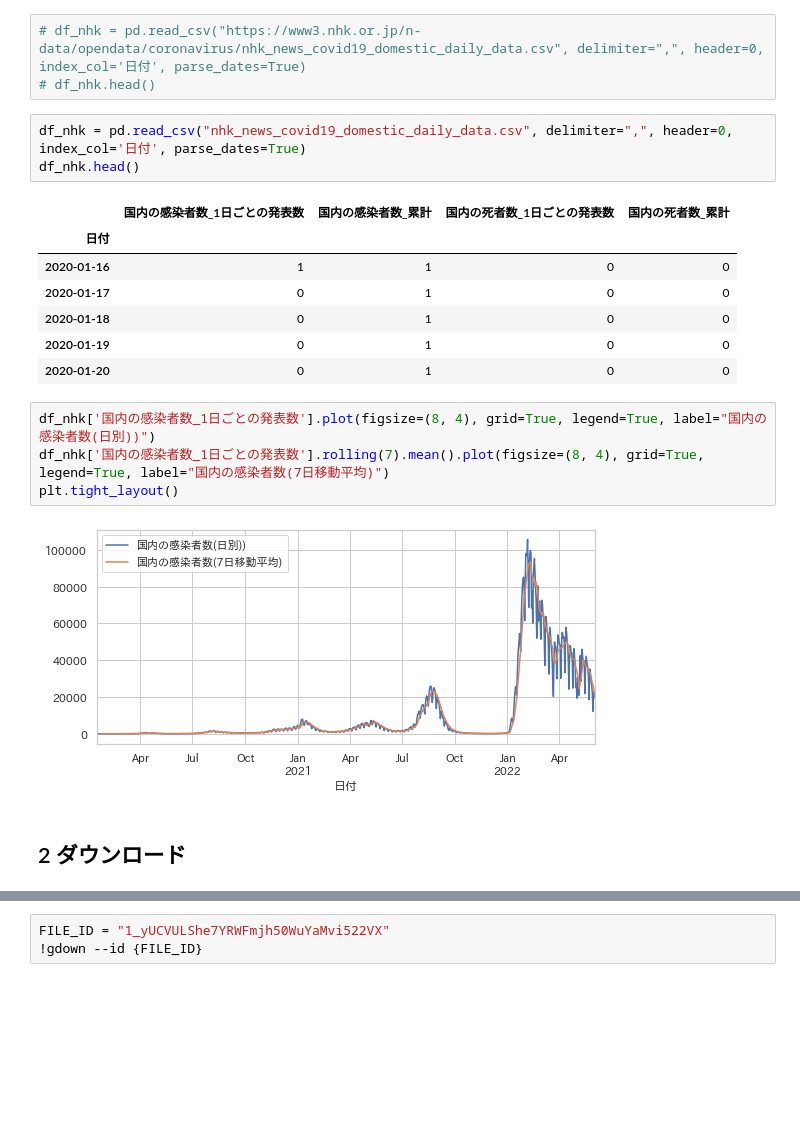
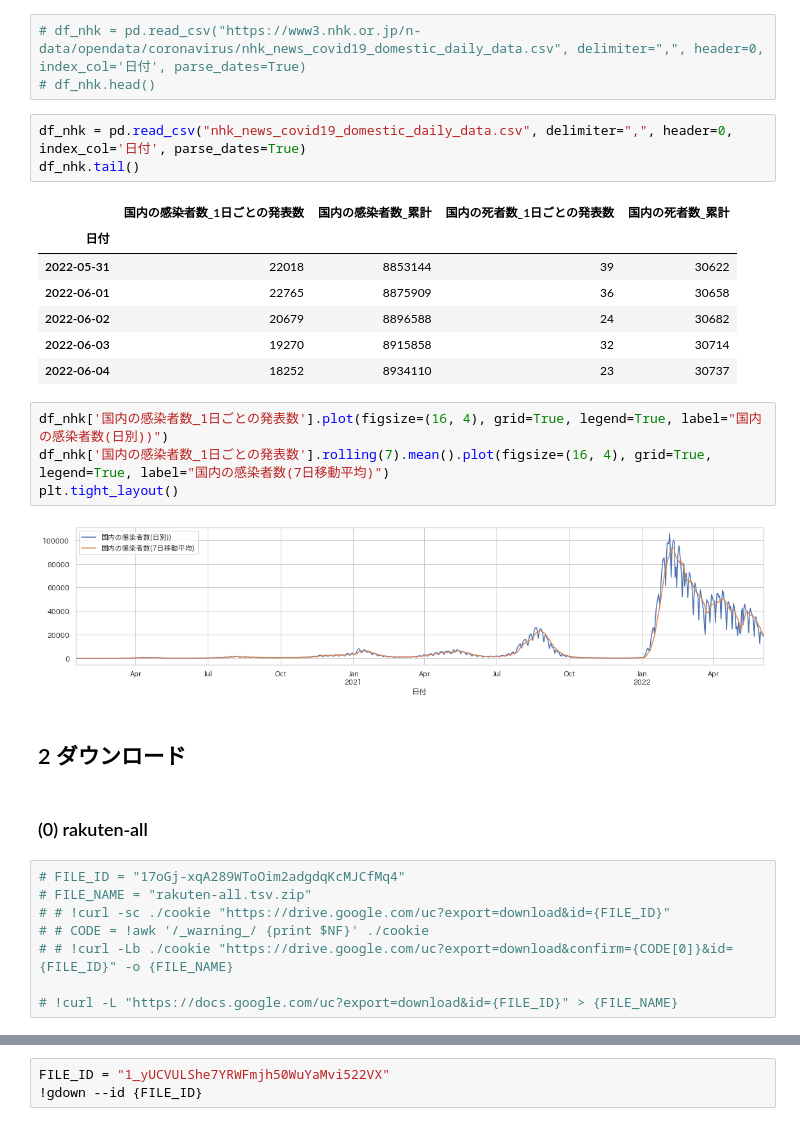
Before and after one commit to haradatm/lecture, a Jupyter notebook: gssm-202207/05-colab/fetch_and_analysis/rakuten_example.ipynb, the cells around one changed output, grey strips where cells are left out. Cells and saved outputs as stored; diff of their text form; blank space fills up the shorter version.

```diff
--- a/gssm-202207/05-colab/fetch_and_analysis/rakuten_example.ipynb
+++ b/gssm-202207/05-colab/fetch_and_analysis/rakuten_example.ipynb
@@ -56,20 +56,30 @@ nhk_news_covid19_do 100%[===================>]  25.70K  --.-KB/s    in 0.02s
 # df_nhk.head()
 # %%
 df_nhk = pd.read_csv("nhk_news_covid19_domestic_daily_data.csv", delimiter=",", header=0, index_col='日付', parse_dates=True)
-df_nhk.head()
+df_nhk.tail()
 # %% [output]
 |  | 国内の感染者数_1日ごとの発表数 | 国内の感染者数_累計 | 国内の死者数_1日ごとの発表数 | 国内の死者数_累計 |
 | 日付 |  |  |  |  |
-| 2020-01-16 | 1 | 1 | 0 | 0 |
-| 2020-01-17 | 0 | 1 | 0 | 0 |
-| 2020-01-18 | 0 | 1 | 0 | 0 |
-| 2020-01-19 | 0 | 1 | 0 | 0 |
-| 2020-01-20 | 0 | 1 | 0 | 0 |
+| 2022-05-31 | 22018 | 8853144 | 39 | 30622 |
+| 2022-06-01 | 22765 | 8875909 | 36 | 30658 |
+| 2022-06-02 | 20679 | 8896588 | 24 | 30682 |
+| 2022-06-03 | 19270 | 8915858 | 32 | 30714 |
+| 2022-06-04 | 18252 | 8934110 | 23 | 30737 |
 # %%
-df_nhk['国内の感染者数_1日ごとの発表数'].plot(figsize=(8, 4), grid=True, legend=True, label="国内の感染者数(日別))")
-df_nhk['国内の感染者数_1日ごとの発表数'].rolling(7).mean().plot(figsize=(8, 4), grid=True, legend=True, label="国内の感染者数(7日移動平均)")
+df_nhk['国内の感染者数_1日ごとの発表数'].plot(figsize=(16, 4), grid=True, legend=True, label="国内の感染者数(日別))")
+df_nhk['国内の感染者数_1日ごとの発表数'].rolling(7).mean().plot(figsize=(16, 4), grid=True, legend=True, label="国内の感染者数(7日移動平均)")
 plt.tight_layout()
 # %% [output]
-[figure, old version]
+[figure, new version]
 # %% [markdown]
 ## 2 ダウンロード
+# %% [markdown]
+### (0) rakuten-all
+# %%
+# FILE_ID = "17oGj-xqA289WToOim2adgdqKcMJCfMq4"
+# FILE_NAME = "rakuten-all.tsv.zip"
+# # !curl -sc ./cookie "https://drive.google.com/uc?export=download&id={FILE_ID}"
+# # CODE = !awk '/_warning_/ {print $NF}' ./cookie
+# # !curl -Lb ./cookie "https://drive.google.com/uc?export=download&confirm={CODE[0]}&id={FILE_ID}" -o {FILE_NAME}
+
+# !curl -L "https://docs.google.com/uc?export=download&id={FILE_ID}" > {FILE_NAME}
```
Also changed, not shown: parts of 23 cells of this notebook, 1 other file.
